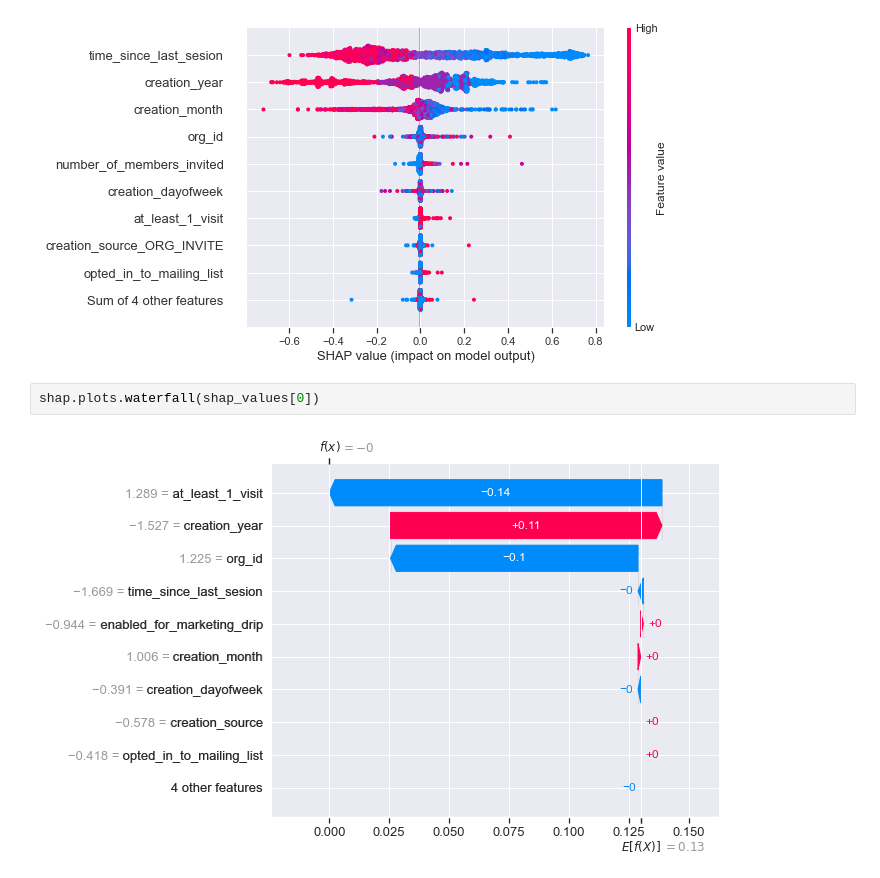
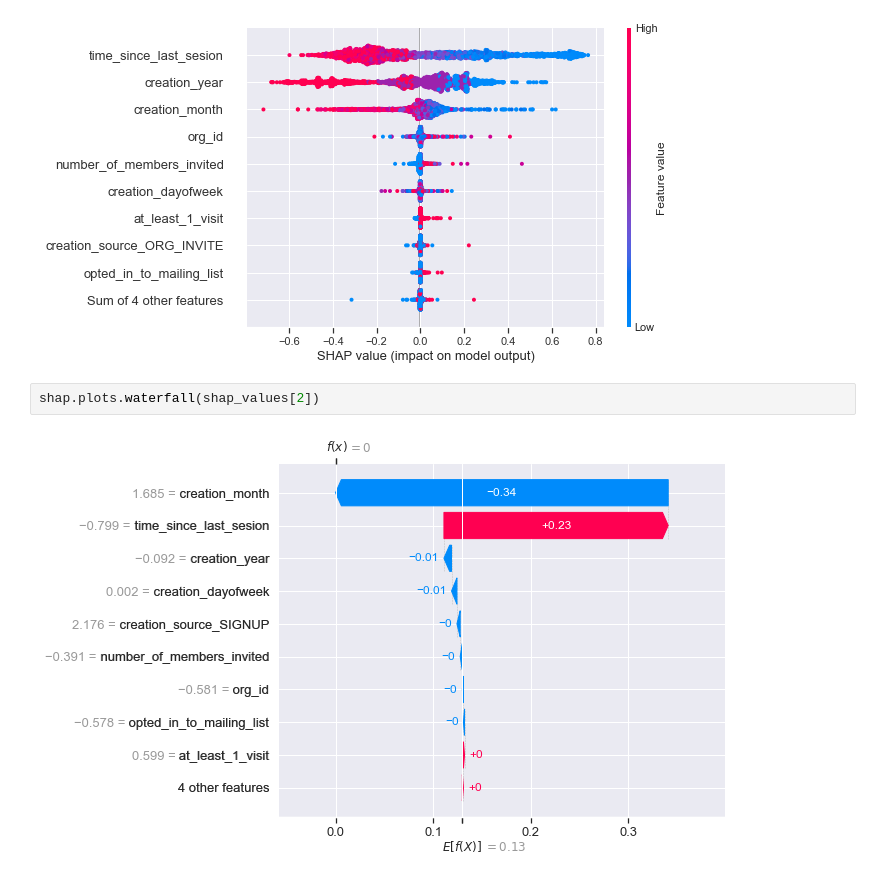
Before and after one commit to Razvanepe/Springboard, a Jupyter notebook: Relax_Challenge/Not so.. Relax Challenge.ipynb, the cells around one changed output. Saved outputs shown, nothing was run; the diff lists cells and outputs as text.

```diff
--- a/Relax_Challenge/Not so.. Relax Challenge.ipynb
+++ b/Relax_Challenge/Not so.. Relax Challenge.ipynb
@@ -834,6 +834,6 @@ shap.plots.beeswarm(shap_values)
 # %% [output]
 [figure]
 # %%
-shap.plots.waterfall(shap_values[0])
+shap.plots.waterfall(shap_values[2])
 # %% [output]
-[figure, old version]
+[figure, new version]
```
Also changed, not shown: 1 other file.
